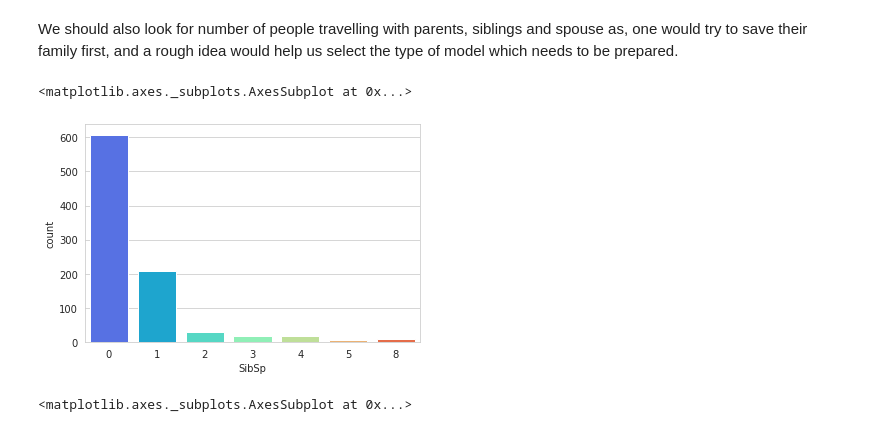
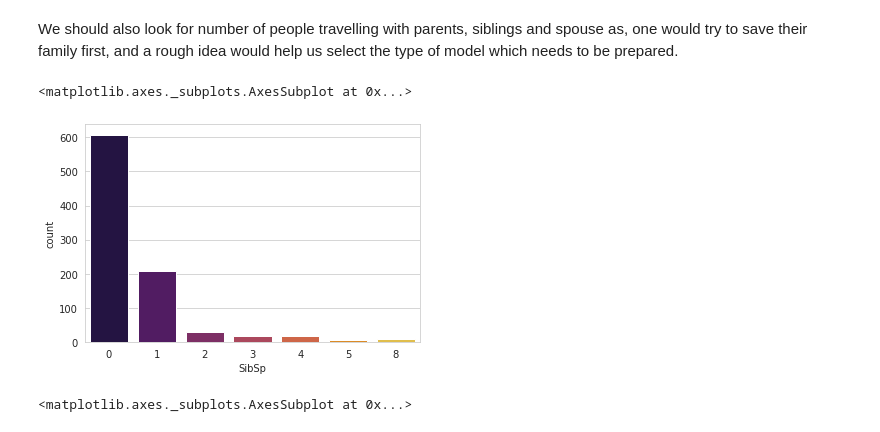
Before and after one commit to piyushpp07/DataScience, a Jupyter notebook: incompletehomework.ipynb, the cells around one changed output. Cells and saved outputs as stored; diff of their text form; code cells hidden in the pictures.

```diff
--- a/incompletehomework.ipynb
+++ b/incompletehomework.ipynb
@@ -307,10 +344,10 @@ sns.countplot(x="Survived", hue="Pclass",palette = 'rainbow',data=df)
 # %% [markdown]
 We should also look for number of people travelling with parents, siblings and spouse as, one would try to save their family first, and a rough idea would help us select the type of model which needs to be prepared.
 # %%
-sns.countplot(x="SibSp",palette = 'rainbow',data=df )
+sns.countplot(x="SibSp",palette = 'inferno',data=df )
 # %% [output]
 <matplotlib.axes._subplots.AxesSubplot at 0x...>
-[figure, old version]
+[figure, new version]
 # %%
 # %% [output]
 <matplotlib.axes._subplots.AxesSubplot at 0x...>
```
Also changed, not shown: parts of 21 cells of this notebook.
